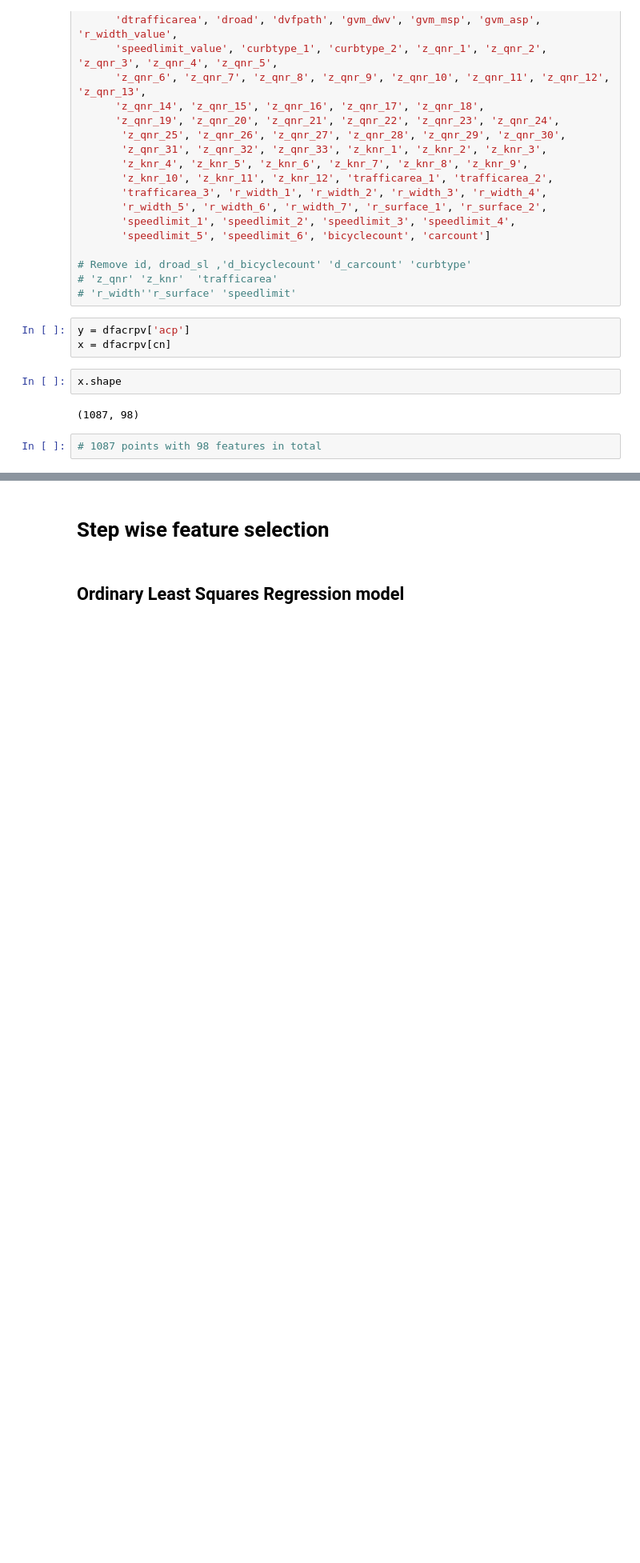
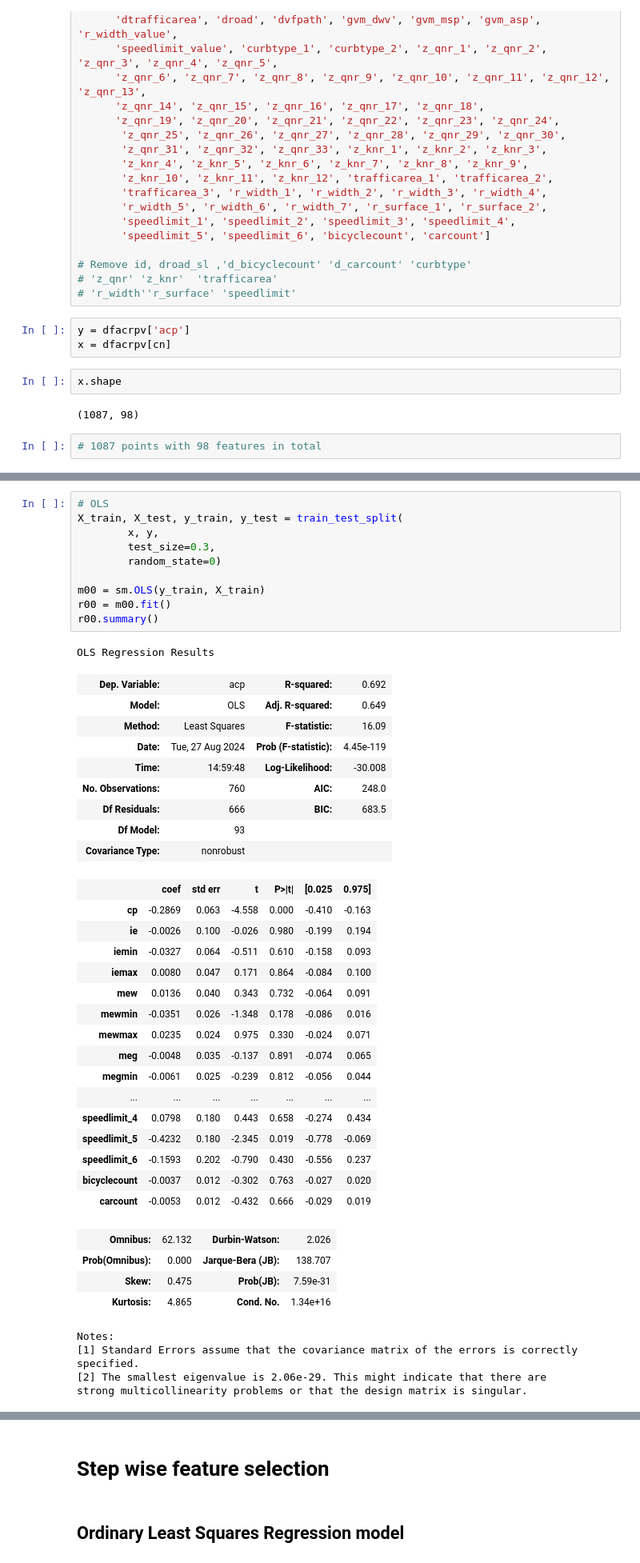
Before and after one commit to yeluH/MT_FI, a Jupyter notebook: Notebooks/0_Regression_presence_of_accident.ipynb, the cells around one changed output, grey strips where cells are left out. Shown at 80% size. Cells and saved outputs as stored; diff of their text form; blank space fills up the shorter version.

```diff
--- a/Notebooks/0_Regression_presence_of_accident.ipynb
+++ b/Notebooks/0_Regression_presence_of_accident.ipynb
@@ -239,0 +242,45 @@ x.shape
+# %%
+# OLS
+X_train, X_test, y_train, y_test = train_test_split(
+        x, y,
+        test_size=0.3,
+        random_state=0)
+
+m00 = sm.OLS(y_train, X_train)
+r00 = m00.fit()
+r00.summary()
+# %% [output]
+OLS Regression Results
+| Dep. Variable: | acp | R-squared: | 0.692 |
+| Model: | OLS | Adj. R-squared: | 0.649 |
+| Method: | Least Squares | F-statistic: | 16.09 |
+| Date: | Tue, 27 Aug 2024 | Prob (F-statistic): | 4.45e-119 |
+| Time: | 14:59:48 | Log-Likelihood: | -30.008 |
+| No. Observations: | 760 | AIC: | 248.0 |
+| Df Residuals: | 666 | BIC: | 683.5 |
+| Df Model: | 93 |  |  |
+| Covariance Type: | nonrobust |  |  |
+|  | coef | std err | t | P>|t| | [0.025 | 0.975] |
+| cp | -0.2869 | 0.063 | -4.558 | 0.000 | -0.410 | -0.163 |
+| ie | -0.0026 | 0.100 | -0.026 | 0.980 | -0.199 | 0.194 |
+| iemin | -0.0327 | 0.064 | -0.511 | 0.610 | -0.158 | 0.093 |
+| iemax | 0.0080 | 0.047 | 0.171 | 0.864 | -0.084 | 0.100 |
+| mew | 0.0136 | 0.040 | 0.343 | 0.732 | -0.064 | 0.091 |
+| mewmin | -0.0351 | 0.026 | -1.348 | 0.178 | -0.086 | 0.016 |
+| mewmax | 0.0235 | 0.024 | 0.975 | 0.330 | -0.024 | 0.071 |
+| meg | -0.0048 | 0.035 | -0.137 | 0.891 | -0.074 | 0.065 |
+| megmin | -0.0061 | 0.025 | -0.239 | 0.812 | -0.056 | 0.044 |
+| ... | ... | ... | ... | ... | ... | ... |
+| speedlimit_4 | 0.0798 | 0.180 | 0.443 | 0.658 | -0.274 | 0.434 |
+| speedlimit_5 | -0.4232 | 0.180 | -2.345 | 0.019 | -0.778 | -0.069 |
+| speedlimit_6 | -0.1593 | 0.202 | -0.790 | 0.430 | -0.556 | 0.237 |
+| bicyclecount | -0.0037 | 0.012 | -0.302 | 0.763 | -0.027 | 0.020 |
+| carcount | -0.0053 | 0.012 | -0.432 | 0.666 | -0.029 | 0.019 |
+| Omnibus: | 62.132 | Durbin-Watson: | 2.026 |
+| Prob(Omnibus): | 0.000 | Jarque-Bera (JB): | 138.707 |
+| Skew: | 0.475 | Prob(JB): | 7.59e-31 |
+| Kurtosis: | 4.865 | Cond. No. | 1.34e+16 |
+Notes:
+[1] Standard Errors assume that the covariance matrix of the errors is correctly specified.
+[2] The smallest eigenvalue is 2.06e-29. This might indicate that there are
+strong multicollinearity problems or that the design matrix is singular.
```
Also changed, not shown: parts of 32 cells of this notebook.
